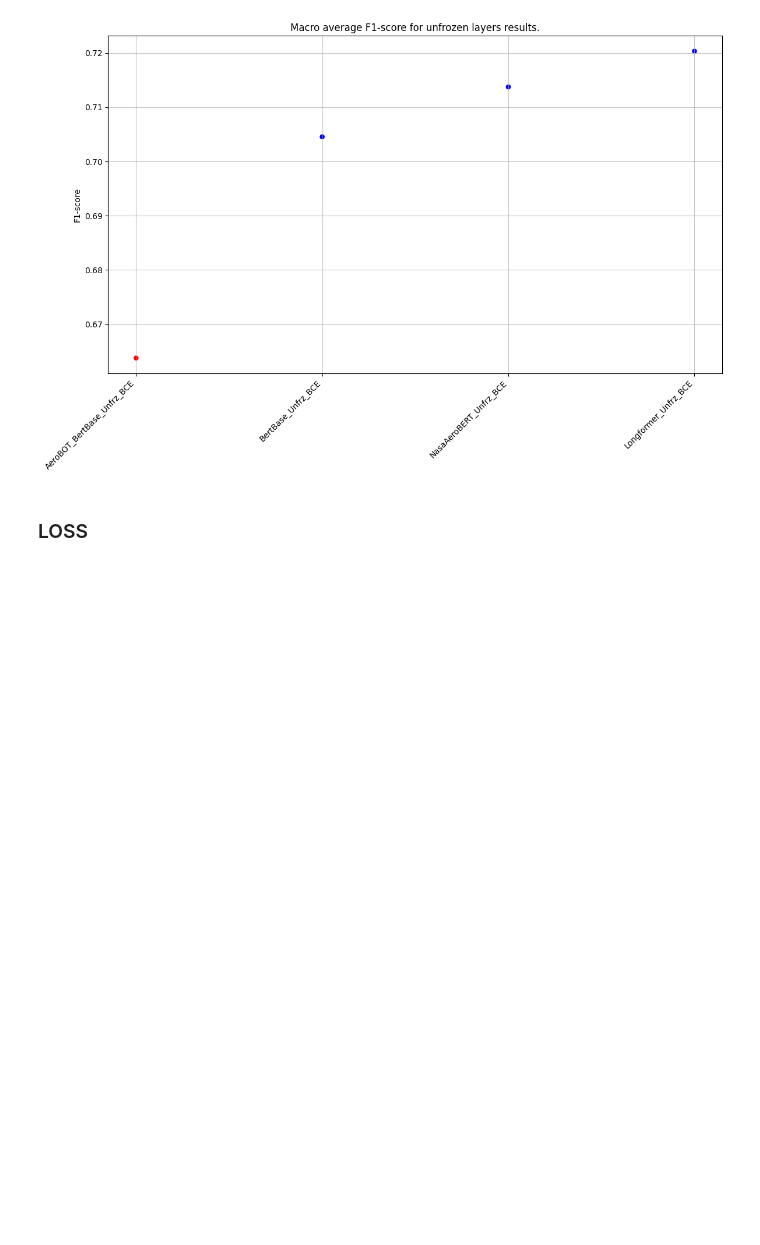
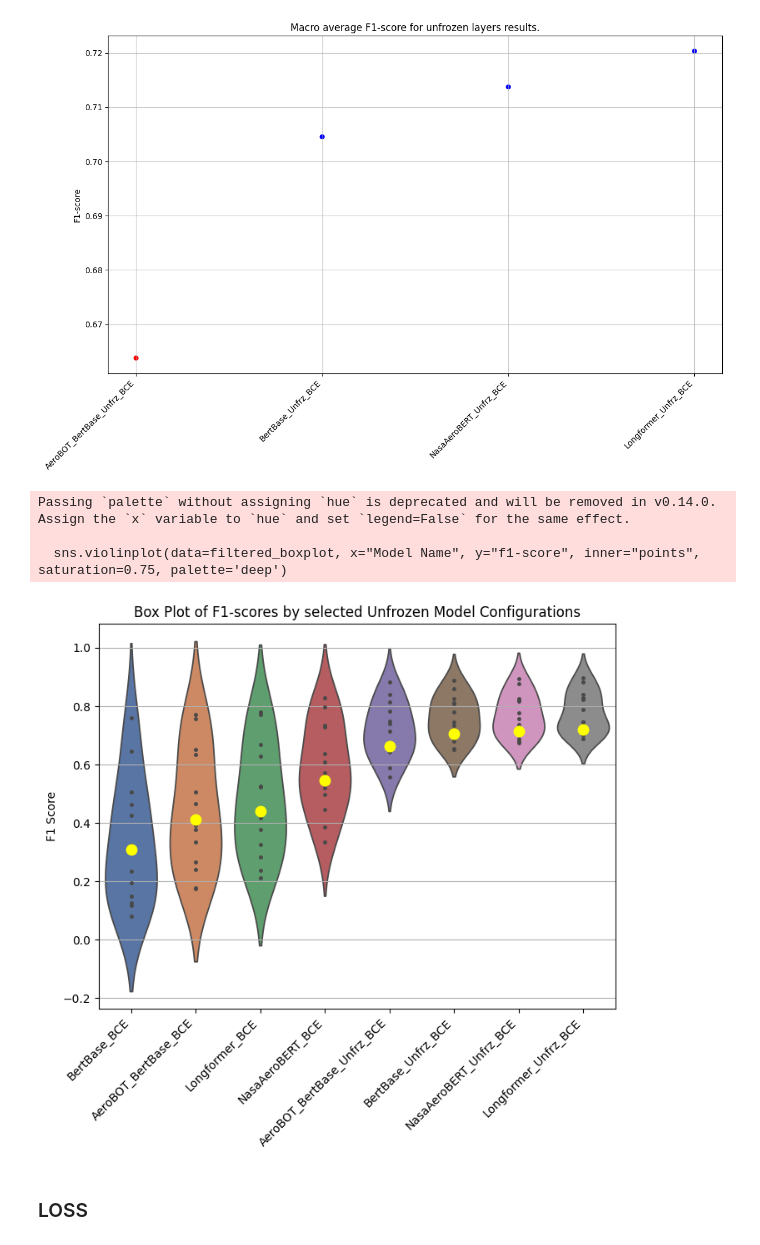
Before and after one commit to Gogonemnem/Safran-Project, a Jupyter notebook: Visualization_plot.ipynb, the cells around one changed output. Cells and saved outputs as stored; diff of their text form; code cells hidden in the pictures; blank space fills up the shorter version.

Commit message:
Violin

```diff
--- a/Visualization_plot.ipynb
+++ b/Visualization_plot.ipynb
@@ -142,6 +136,17 @@ def filter_results(training_data, loss_list, layer, prediction_set, category, re
         (results["Category"] == category)
     ].sort_values(by="f1-score")
     return filtered_df
+# %%
+# Function to filter the dataframe for specific models for the boxplot
+def filter_boxplot(training_data, loss_list, layer_list, prediction_set, category_list, results):
+    filtered_df = results[
+        (results["Training_data"] == training_data) &
+        (results["Loss"].isin(loss_list)) &
+        (results["Layer"].isin(layer_list)) &
+        (results["Prediction_set"] == prediction_set) &
+        (~results["Category"].isin(category_list))
+    ].sort_values(by="f1-score")
+    return filtered_df
 # %%
 SAFRAN_model = results[results["Model"] == 'AeroBOT']
 names = SAFRAN_model['Model Name'].unique()
@@ -244,6 +277,41 @@ plt.tight_layout()
 plt.show()
 # %% [output]
 [figure]
+# %%
+###########################
+# Unfrozen violin plot
+###########################
+
+# Categories to exclude from plot
+category_list = ['micro avg', 'weighted avg', 'macro avg', 'samples avg', 'No Specific Anomaly Occurred']
+
+# Filter results
+filtered_boxplot = filter_boxplot("non-abbreviated", ["BCE_unbalanced"], ["unfrozen", "frozen"], "group", category_list, results)
+filtered_abb = filter_results("non-abbreviated", ["BCE_unbalanced"], ["unfrozen", "frozen"], "group", "macro avg", results)
+
+# Get unique model names for x-axis ticks
+model_names = filtered_boxplot['Short_name'].unique().tolist()
+
+# Plot
+plt.figure(figsize=(8, 6))
+
+# Violin plot
+sns.violinplot(data=filtered_boxplot, x="Model Name", y="f1-score", inner="points", saturation=0.75, palette='deep')
+plt.title('Box Plot of F1-scores by selected Unfrozen Model Configurations')
+plt.ylabel('F1 Score')
+plt.xticks(range(len(model_names)), model_names, rotation=45, ha='right')
+
+plt.grid()
+
+# Add stripplot
+sns.stripplot(data=filtered_abb, x="Model Name", y="f1-score", color='yellow', size=10, jitter=True)
+plt.xlabel('')
+plt.show()
+# %% [output]
+Passing `palette` without assigning `hue` is deprecated and will be removed in v0.14.0. Assign the `x` variable to `hue` and set `legend=False` for the same effect.
+
+  sns.violinplot(data=filtered_boxplot, x="Model Name", y="f1-score", inner="points", saturation=0.75, palette='deep')
+[figure, added]
 # %% [markdown]
 ### LOSS
 # %%
```
Also changed, not shown: parts of 7 cells of this notebook, 1 other file.
